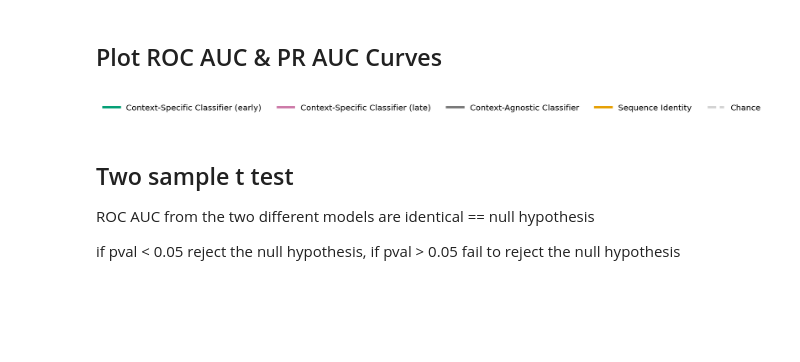
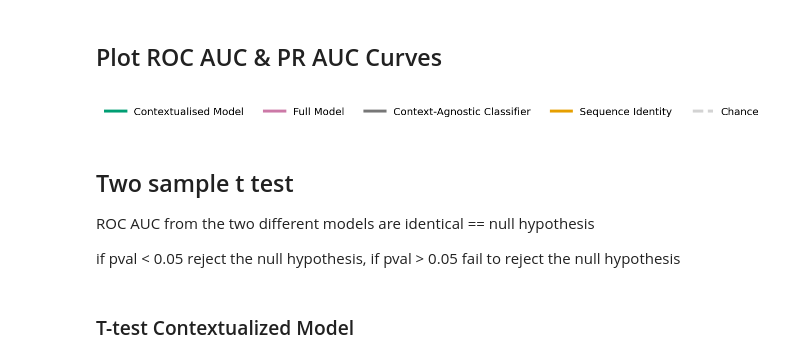
Before and after one commit to cancergenetics/context_specific_paralog_SL, a Jupyter notebook: notebooks/06_visualization/fig4_cross_validation_visuals.ipynb, the cells around one changed output. Drawn from its saved outputs; the diff is of its cells as text; code cells hidden in the pictures; blank space fills up the shorter version.

```diff
--- a/notebooks/06_visualization/fig4_cross_validation_visuals.ipynb
+++ b/notebooks/06_visualization/fig4_cross_validation_visuals.ipynb
@@ -183,8 +129,8 @@ with open(file_RF_model_III_late_repeated, 'rb') as file:
 # %%
 # Define the labels and their styles
 legend_labels = [
-    "Context-Specific Classifier (early)",
-    "Context-Specific Classifier (late)",
+    "Contextualised Model",
+    "Full Model",
     "Context-Agnostic Classifier",
     #"Gene Expression",
     #"Gene Essentiality",
@@ -196,35 +142,35 @@ legend_styles = [
     {"color": "#009E73", "linestyle": "-"},
     {"color": "#CC79A7", "linestyle": "-"},
     {"color": '#777777', "linestyle": "-"},
    # {"color": '#56B4E9', "linestyle": "-"},
    # {"color": '#009E73', "linestyle": "-"},
     {"color": '#E69F00', "linestyle": "-"},
     {"color": "lightgrey", "linestyle": "--"}
 ]
 
 plt.figure(figsize=(9, 0.10))
 
 # Create a dummy plot
 for style in legend_styles:
     plt.plot([], [], color=style["color"], linestyle=style["linestyle"], linewidth=4)
 
 # Add the legend
 plt.legend(
     legend_labels,
     fontsize=14.25,
     loc="upper center",
     ncol=len(legend_labels),  # Arrange in a single row
     frameon=False
 )
 
 # Remove axes for a clean legend-only figure
 plt.gca().set_axis_off()
 
 # Display or save the legend
 #plt.show()
-plt.savefig('/Users/narod/Library/CloudStorage/GoogleDrive-narod.kebabci@ucdconnect.ie/My Drive/GitRepos/context_specific_SL_prediction/figures/legend.png', bbox_inches='tight', dpi=500)
+plt.savefig('/Users/narod/Library/CloudStorage/GoogleDrive-narod.kebabci@ucdconnect.ie/My Drive/GitRepos/context_specific_SL_prediction/figures/legend.png', bbox_inches='tight', dpi=600)
 # %% [output]
-[figure, old version]
+[figure, new version]
 # %%
 def plot_model_performance(df, data, target, model_early, model_late, file_path):
     sns.set_context('paper')
@@ -329,5 +271,7 @@ plot_model_performance(training_df, data_1, target, model_III_early_repeated, mo
 ROC AUC from the two different models are identical == null hypothesis
 
 if pval < 0.05 reject the null hypothesis, if pval > 0.05 fail to reject the null hypothesis
+# %% [markdown]
+### T-test Contextualized Model
 # %%
 roc_auc_values = {
```
Also changed, not shown: parts of 20 cells of this notebook, 14 other files.
